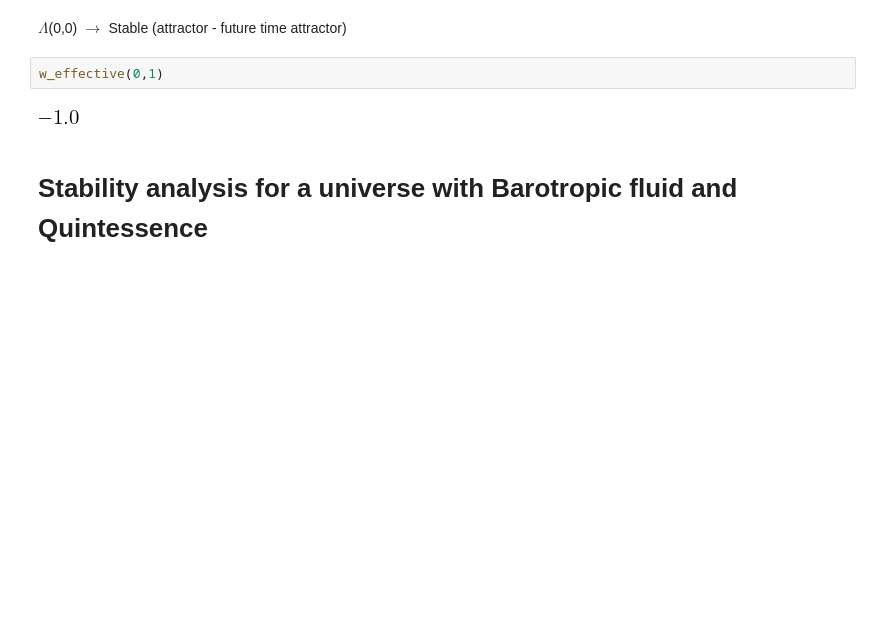
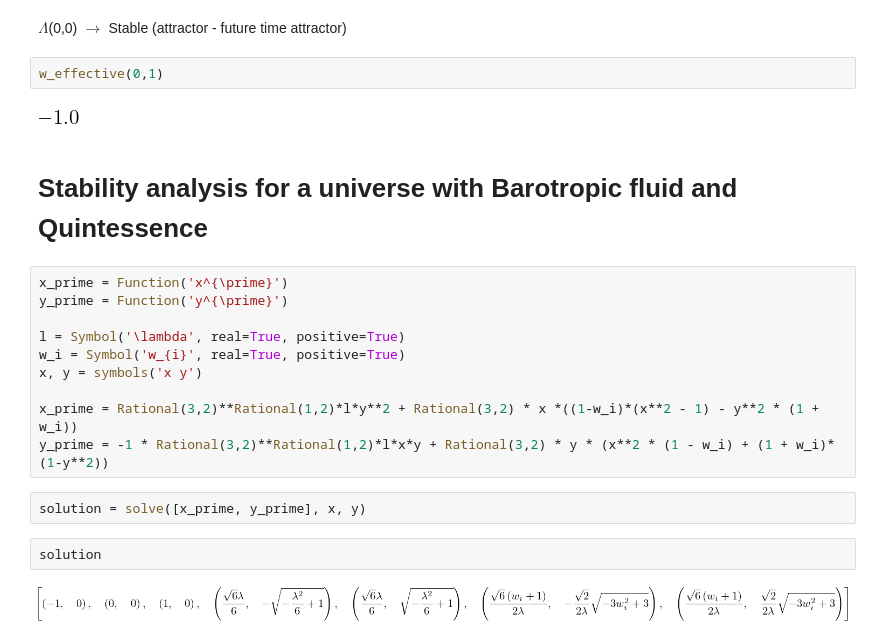
Before and after one commit to SermetCagan/calculations, a Jupyter notebook: dynamical_systems.ipynb, the cells around one changed output. Saved outputs shown, nothing was run; the diff lists cells and outputs as text; blank space fills up the shorter version.

```diff
--- a/dynamical_systems.ipynb
+++ b/dynamical_systems.ipynb
@@ -103,3 +103,19 @@ w_effective(0,1)
 [figure]
 # %% [markdown]
 # Stability analysis for a universe with Barotropic fluid and Quintessence
+# %%
+x_prime = Function('x^{\prime}')
+y_prime = Function('y^{\prime}')
+
+l = Symbol('\lambda', real=True, positive=True)
+w_i = Symbol('w_{i}', real=True, positive=True)
+x, y = symbols('x y')
+
+x_prime = Rational(3,2)**Rational(1,2)*l*y**2 + Rational(3,2) * x *((1-w_i)*(x**2 - 1) - y**2 * (1 + w_i))
+y_prime = -1 * Rational(3,2)**Rational(1,2)*l*x*y + Rational(3,2) * y * (x**2 * (1 - w_i) + (1 + w_i)*(1-y**2))
+# %%
+solution = solve([x_prime, y_prime], x, y)
+# %%
+solution
+# %% [output]
+[figure, added]
```
Also changed, not shown: parts of 17 cells of this notebook, 19 other files.
